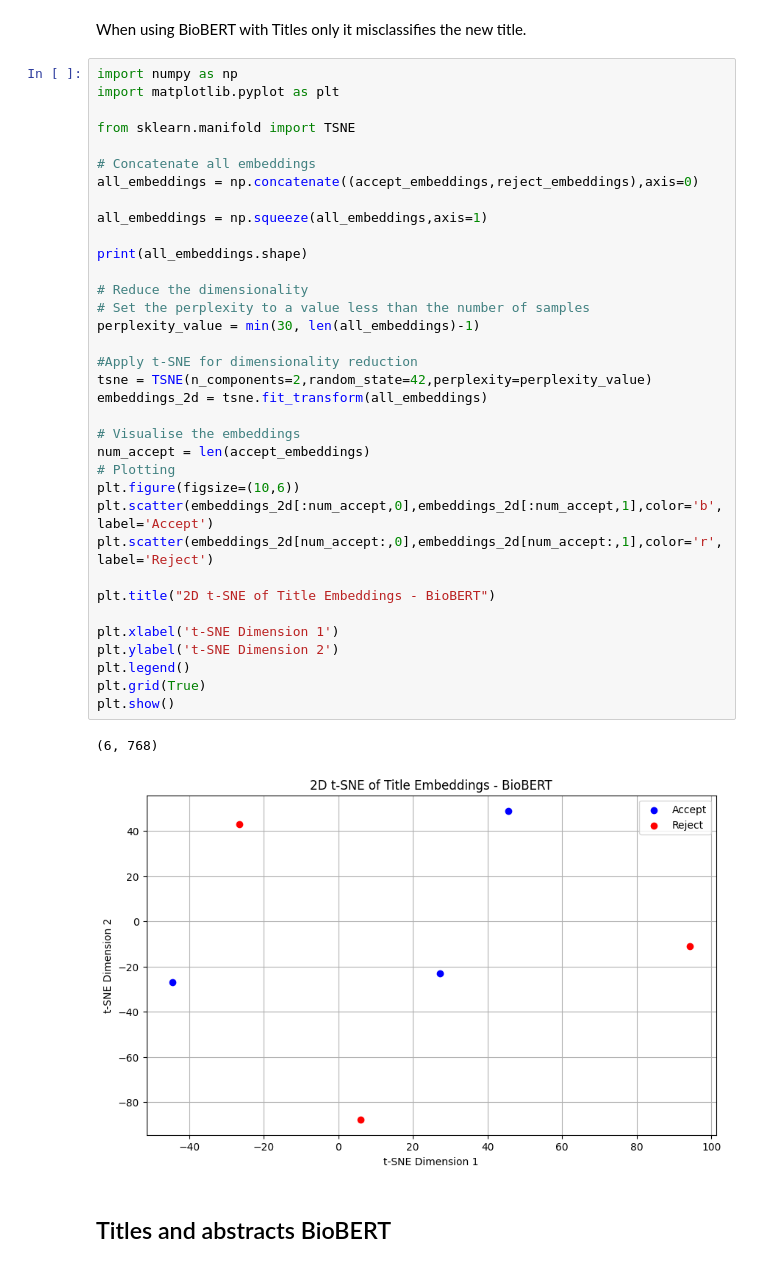
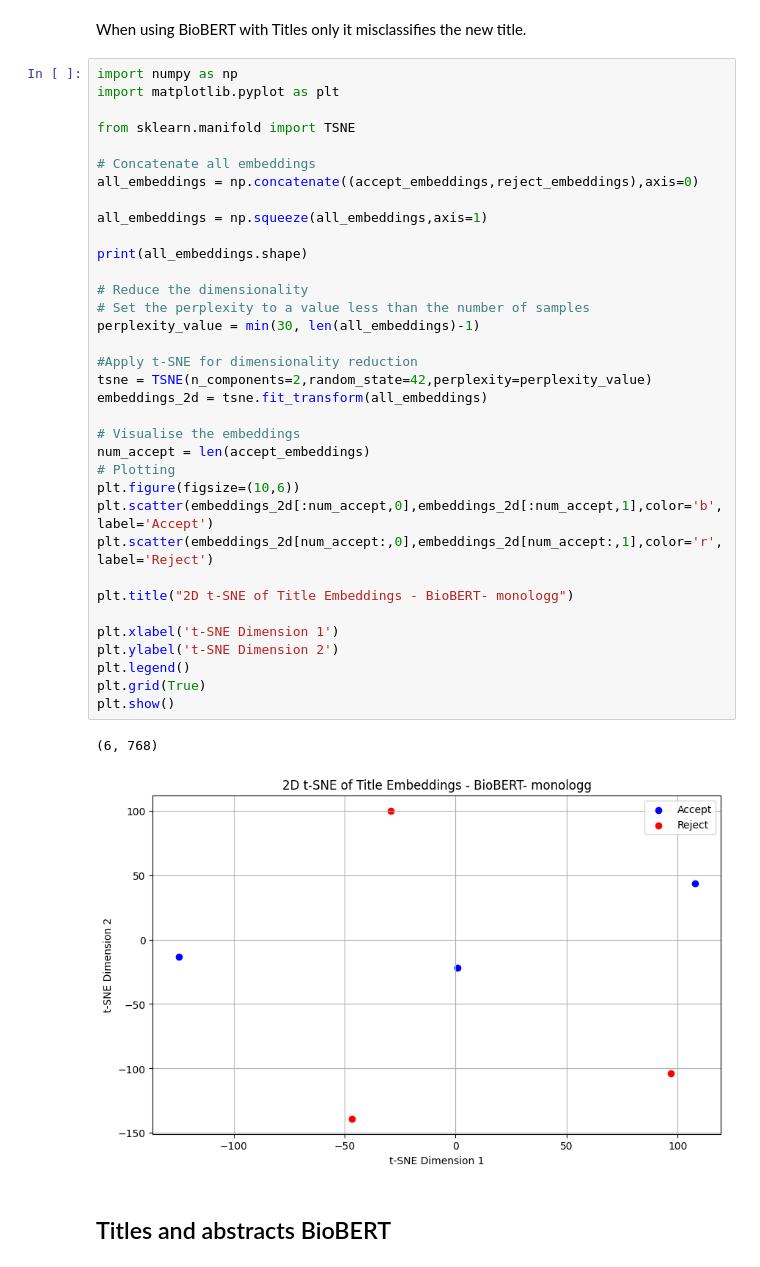
Before and after one commit to winfrednyoroka/ArticleSieve, a Jupyter notebook: Notebooks/Screeningpapers.ipynb, the cells around one changed output. Drawn from its saved outputs; the diff is of its cells as text.

```diff
--- a/Notebooks/Screeningpapers.ipynb
+++ b/Notebooks/Screeningpapers.ipynb
@@ -374,35 +382,35 @@ from sklearn.manifold import TSNE
 # Concatenate all embeddings
 all_embeddings = np.concatenate((accept_embeddings,reject_embeddings),axis=0)
 
 all_embeddings = np.squeeze(all_embeddings,axis=1)
 
 print(all_embeddings.shape)
 
 # Reduce the dimensionality
 # Set the perplexity to a value less than the number of samples
 perplexity_value = min(30, len(all_embeddings)-1)
 
 #Apply t-SNE for dimensionality reduction
 tsne = TSNE(n_components=2,random_state=42,perplexity=perplexity_value)
 embeddings_2d = tsne.fit_transform(all_embeddings)
 
 # Visualise the embeddings
 num_accept = len(accept_embeddings)
 # Plotting
 plt.figure(figsize=(10,6))
 plt.scatter(embeddings_2d[:num_accept,0],embeddings_2d[:num_accept,1],color='b',label='Accept')
 plt.scatter(embeddings_2d[num_accept:,0],embeddings_2d[num_accept:,1],color='r',label='Reject')
 
-plt.title("2D t-SNE of Title Embeddings - BioBERT")
+plt.title("2D t-SNE of Title Embeddings - BioBERT- monologg")
 
 plt.xlabel('t-SNE Dimension 1')
 plt.ylabel('t-SNE Dimension 2')
 plt.legend()
 plt.grid(True)
 plt.show()
 # %% [output]
 (6, 768)
-[figure, old version]
+[figure, new version]
 # %% [markdown]
 ## Titles and abstracts BioBERT
 # %% [markdown]
```
Also changed, not shown: parts of 29 cells of this notebook.
